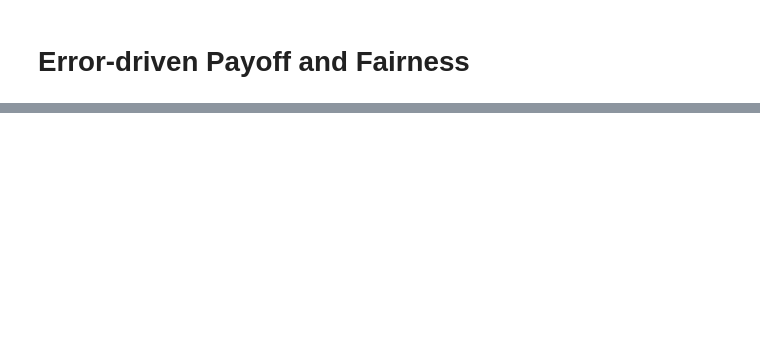
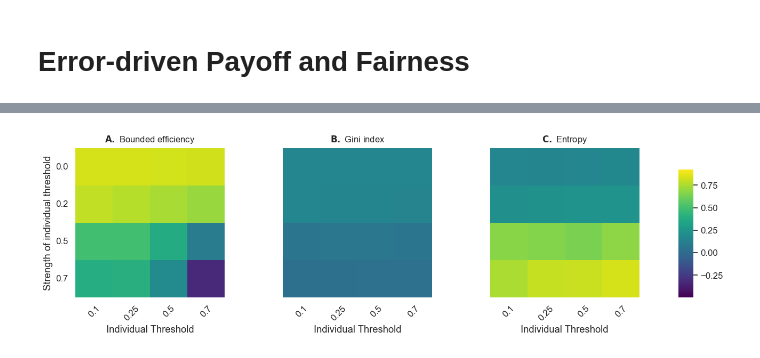
Before and after one commit to EAndrade-Lotero/Cognitive_Models_El_Farol_Bar_Problem, a Jupyter notebook: Notebooks/test_Payoff_and_Fairness.ipynb, the cells around one changed output, grey strips where cells are left out. Saved outputs shown, nothing was run; the diff lists cells and outputs as text; code cells hidden in the pictures; blank space fills up the shorter version.

```diff
--- a/Notebooks/test_Payoff_and_Fairness.ipynb
+++ b/Notebooks/test_Payoff_and_Fairness.ipynb
@@ -66,0 +133,57 @@ ax.set_ylim(-0.05, 1.05)
+# %%
+sns.set_theme(style="white", font_scale=1.1)
+
+variables = ["bounded_efficiency", "gini_index", "entropy"]
+titles = [r"$\bf{A.}$ Bounded efficiency",
+          r"$\bf{B.}$ Gini index",
+          r"$\bf{C.}$ Entropy"]
+
+# Compute global color scale
+vmin = df_measures[variables].min().min()
+vmax = df_measures[variables].max().max()
+
+fig, axes = plt.subplots(1, 3, figsize=(14, 4), sharex=True, sharey=True)
+
+# Create a separate axis for a single shared colorbar
+cbar_ax = fig.add_axes([0.92, 0.2, 0.02, 0.6])
+
+for i, (ax, var, title) in enumerate(zip(axes, variables, titles)):
+    pivot = pd.pivot_table(
+        data=df_measures,
+        index='bias',
+        columns='individual_threshold',
+        values=var
+    )
+
+    sns.heatmap(
+        pivot,
+        ax=ax,
+        cmap="viridis",
+        vmin=vmin,
+        vmax=vmax,
+        cbar=(i == 0),
+        cbar_ax=cbar_ax if i == 0 else None,
+        square=True,
+        linewidths=0,   # remove gridlines for cleaner look
+    )
+
+    ax.set_title(title, fontsize=12, pad=8)
+
+    # Only left plot keeps y-labels
+    if i == 0:
+        ax.set_ylabel("Strength of individual threshold")
+    else:
+        ax.set_ylabel("")
+        # ax.set_yticklabels([])
+
+    ax.set_xlabel("Individual Threshold")
+    ax.tick_params(axis='x', rotation=45)
+    ax.tick_params(axis='y', rotation=0)
+
+# Tighten layout manually (since we added custom cbar axis)
+fig.subplots_adjust(left=0.08, right=0.9, bottom=0.2, top=0.9, wspace=0.05)
+
+plt.savefig("figure.png", dpi=300, bbox_inches="tight")
+plt.show()
+# %% [output]
+[figure, added]
```
Also changed, not shown: parts of 12 cells of this notebook, 9 other files.
